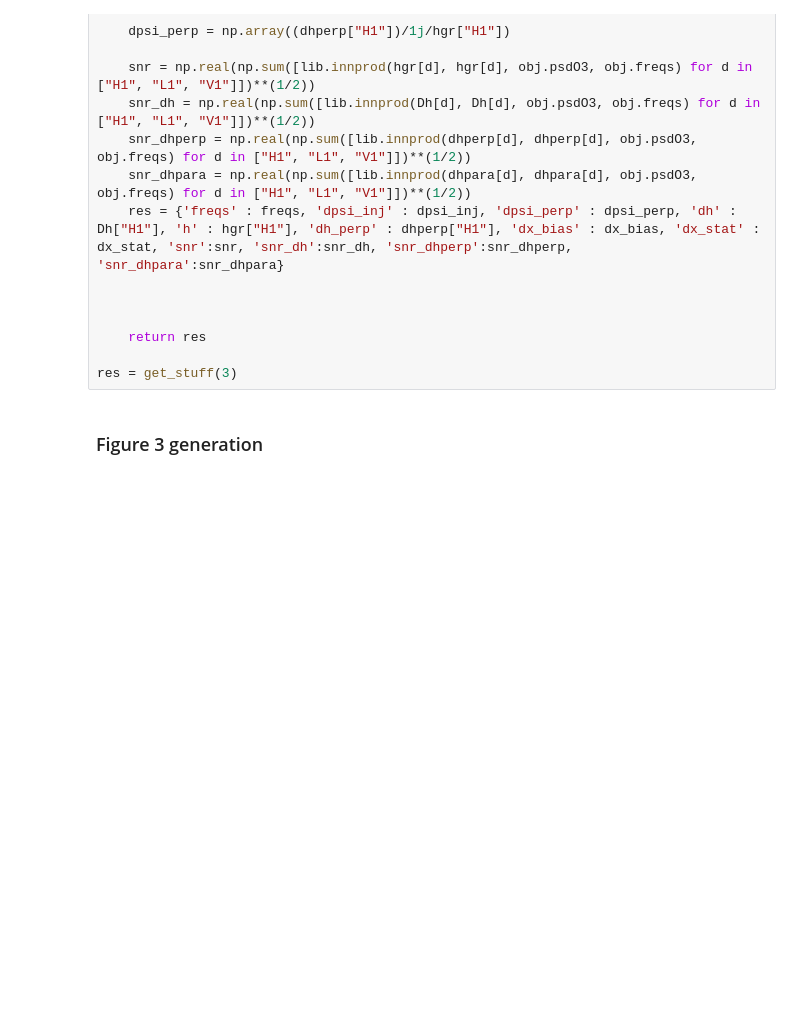
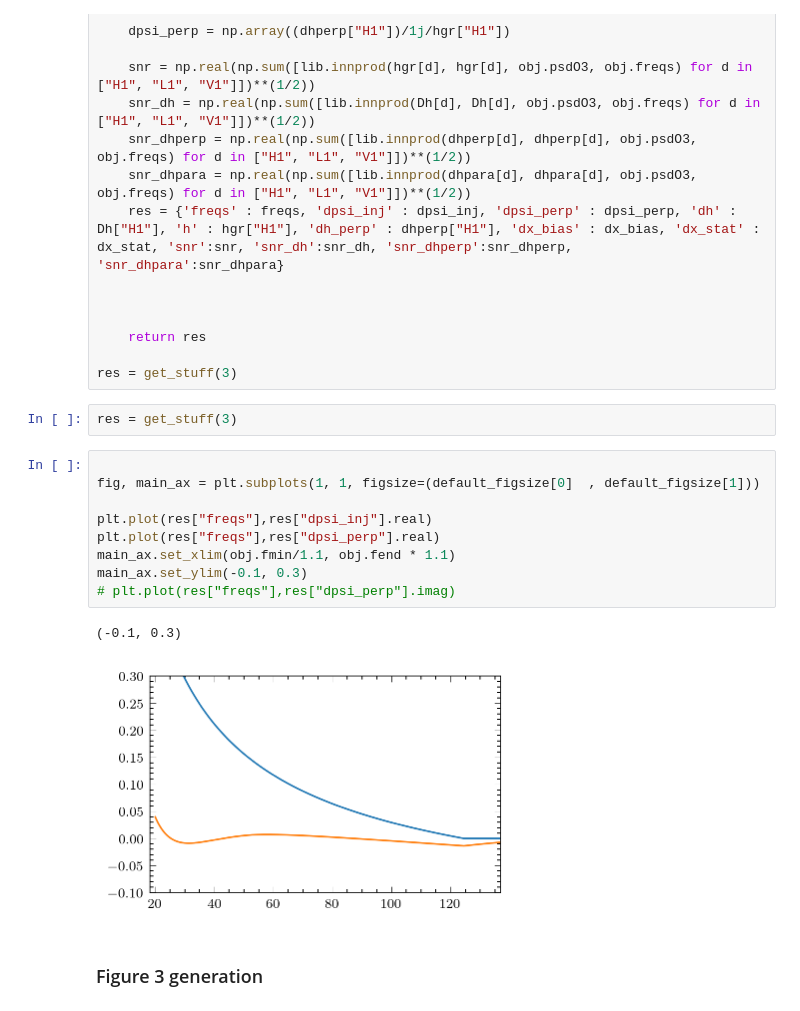
Before and after one commit to BrianCSeymour/waveform-geometry-testing-gr, a Jupyter notebook: ppe-perpendicular-plots.ipynb, the cells around one changed output. Saved outputs shown, nothing was run; the diff lists cells and outputs as text; blank space fills up the shorter version.

```diff
--- a/ppe-perpendicular-plots.ipynb
+++ b/ppe-perpendicular-plots.ipynb
@@ -149,6 +149,20 @@ def get_stuff(kinj):
     return res
 
 res = get_stuff(3)
+# %%
+res = get_stuff(3)
+# %%
+
+fig, main_ax = plt.subplots(1, 1, figsize=(default_figsize[0]  , default_figsize[1]))
+
+plt.plot(res["freqs"],res["dpsi_inj"].real)
+plt.plot(res["freqs"],res["dpsi_perp"].real)
+main_ax.set_xlim(obj.fmin/1.1, obj.fend * 1.1)
+main_ax.set_ylim(-0.1, 0.3)
+# plt.plot(res["freqs"],res["dpsi_perp"].imag)
+# %% [output]
+(-0.1, 0.3)
+[figure, added]
 # %% [markdown]
 ### Figure 3 generation
 # %%
```
Also changed, not shown: 3 other files.
